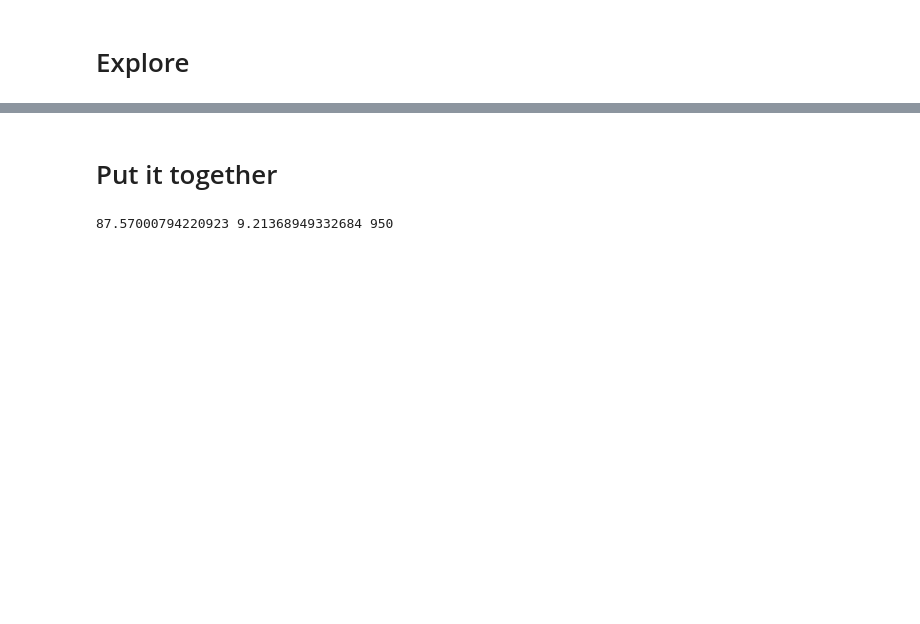
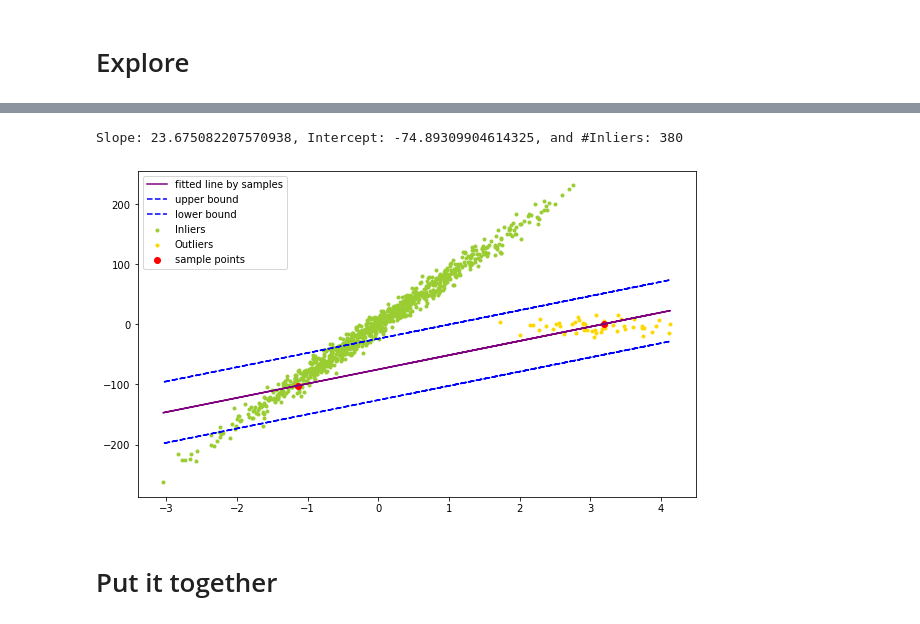
Before and after one commit to EricWebsmith/machine_learning_from_scrach, a Jupyter notebook: ransac.ipynb, the cells around one changed output, grey strips where cells are left out. Drawn from its saved outputs; the diff is of its cells as text; code cells hidden in the pictures; blank space fills up the shorter version.

```diff
--- a/ransac.ipynb
+++ b/ransac.ipynb
@@ -141,2 +154,7 @@ Slope: 87.42882074717447, Intercept: -2.2013221925125954, and #Inliers: 950
+# %%
+plot_one_run(1, 200)
+# %% [output]
+Slope: 23.675082207570938, Intercept: -74.89309904614325, and #Inliers: 380
+[figure, added]
 # %% [markdown]
 # Put it together
@@ -158,5 +160,0 @@ def ransac(X, y):
-# %%
-slope, intercept, n_inliers = ransac(X, y)
-print(slope, intercept, n_inliers)
-# %% [output]
-87.57000794220923 9.21368949332684 950
```
Also changed, not shown: parts of 20 cells of this notebook.
